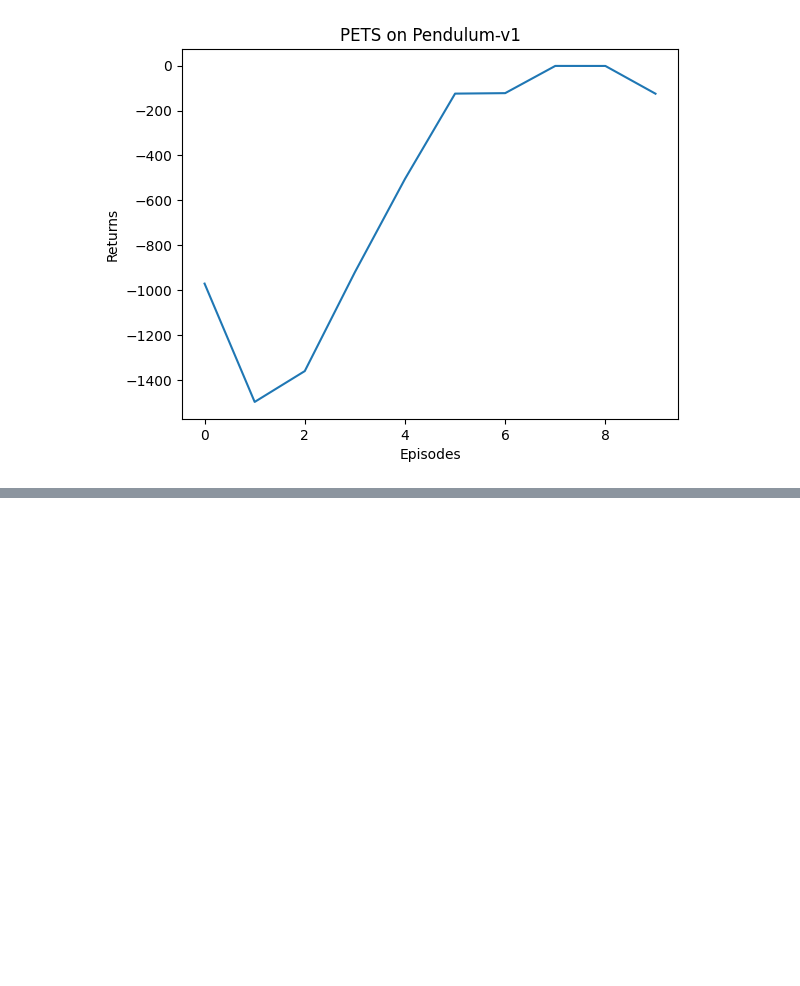
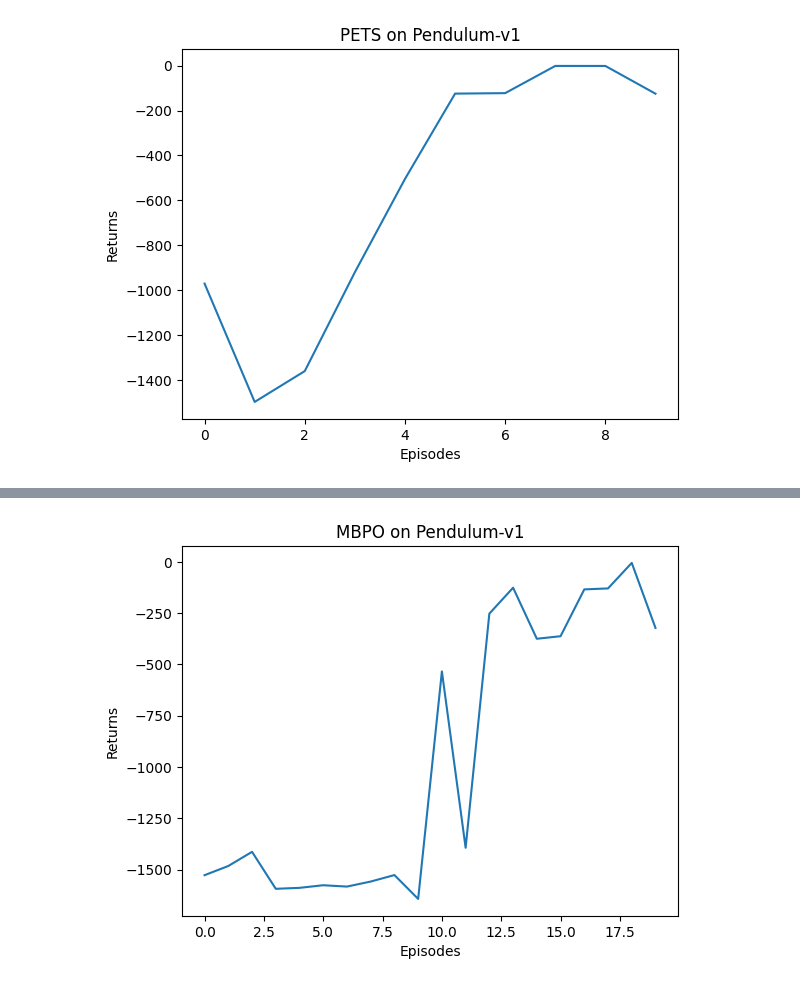
Before and after one commit to lanceyliao/Hands-on-RL, a Jupyter notebook: 合集.ipynb, the cells around one changed output, grey strips where cells are left out. Saved outputs shown, nothing was run; the diff lists cells and outputs as text; code cells hidden in the pictures; blank space fills up the shorter version.

```diff
--- a/合集.ipynb
+++ b/合集.ipynb
@@ -4762,11 +4762,12 @@ class FCLayer(nn.Module):
 class EnsembleModel(nn.Module):
     ''' 环境模型集成 '''
 
-    def __init__(self, s_dim, a_dim, ensemble_size=5, learning_rate=1e-3):
+    def __init__(self, s_dim, a_dim, model_alpha, ensemble_size=5, learning_rate=1e-3):
         super().__init__()
         # 输出包括均值和方差,因此是状态与奖励维度之和的两倍
         ## 每个状态都服从高斯分布，然后奖励也是服从高斯分布，用来捕捉 偶然不确定性
         self._output_dim = (s_dim + 1) * 2
+        self._model_alpha = model_alpha  # 模型损失函数中加权时的权重
         # 声明最大方差和最小方差两个参数,并将其设置为固定值
         ## 初始化方差的最大值是 1/2
         self._max_logvar = nn.Parameter((torch.ones((1, self._output_dim // 2)).float() / 2).to(device),
@@ -4833,7 +4834,8 @@ class EnsembleModel(nn.Module):
     def train(self, loss):
         self.optimizer.zero_grad()  ## 参数的梯度置 0
         ##  _max_logvar 和 _min_logvar 都是不反向传播梯度的，requires_grad=False
-        loss += 0.01 * torch.sum(self._max_logvar) - 0.01 * torch.sum(self._min_logvar)  # Add the KL divergence
+        loss += self._model_alpha * torch.sum(self._max_logvar) - self._model_alpha * torch.sum(
+            self._min_logvar)  # Add the KL divergence
         loss.backward()  ## 反向传播求出梯度
         self.optimizer.step()  ## update求出梯度的
 # %% [markdown]
@@ -4842,11 +4844,11 @@ class EnsembleModel(nn.Module):
 class EnsembleDynamicsModel:
     ''' 环境模型集成,加入精细化的训练 '''
 
-    def __init__(self, s_dim, a_dim, num_network=5):
+    def __init__(self, s_dim, a_dim, model_alpha=0.01, num_network=5):
         self._num_network = num_network  ## 集成环境模型的个数
         self._s_dim, self._a_dim = s_dim, a_dim  ## 状态的dim，动作的dim
         ## 实例化集成的环境模型
-        self.model = EnsembleModel(s_dim, a_dim, ensemble_size=num_network)
+        self.model = EnsembleModel(s_dim, a_dim, model_alpha, ensemble_size=num_network)
         self._epoch_since_last_update = 0
 
     def train(self, inputs,  ## (200, 2*2)
@@ -4986,7 +4988,7 @@ class FakeEnv:
         with torch.no_grad():  ##  不保存梯度的
             # Initialize the environment.
             S = np.copy(S)  ##  复制状态的 （n_sequence, 3）
-            total_reward = np.expand_dims(np.zeros(S.shape[0]), axis=-1)  ## 初始化累积奖励 （n_sequence，1）
+            total_r = np.expand_dims(np.zeros(S.shape[0]), axis=-1)  ## 初始化累积奖励 （n_sequence，1）
             S, A = torch.as_tensor(S), torch.as_tensor(A)  ## 向量化
 
             # Propagate the environment forward one step at a time.
@@ -4994,9 +4996,9 @@ class FakeEnv:
                 Ai = torch.unsqueeze(A[:, i], 1)  ## 加dim，方便后续运算的，拿到第i个时刻的节点动作  (n_sequence, 1)
                 ## 虚拟环境根据 状态+动作 来执行动作，并返回奖励和下一个状态 (n_sequence, 1)  (n_sequence, 2*2 - 1)
                 R, S_ = self.step(S, Ai)
-                total_reward += R  ## 累积奖励的
+                total_r += R  ## 累积奖励的
                 S = torch.as_tensor(S_)  ## 向量化
-            return total_reward  ## 返回累积奖励的
+            return total_r  ## 返回累积奖励的
 # %% [markdown]
 接下来定义经验回放池的类`Replay Buffer`。与之前的章节对比，此处经验回放缓冲区会额外实现一个返回所有数据的函数。
 # %%
@@ -5168,0 +5367,63 @@ episode: 10, return: -125.17325269241252
+# %%
+real_ratio = 0.5
+env_name = 'Pendulum-v1'
+env = gym.make(env_name)
+num_episodes = 20
+actor_lr = 5e-4
+critic_lr = 5e-3
+alpha_lr = 1e-3
+neu_dim = 128
+gamma = 0.98
+tau = 0.005  # 软更新参数
+buffer_size = 10000  ## 缓冲池的容量
+target_entropy = -1  ## 目标熵的大小
+model_alpha = 0.01  # 模型损失函数中的加权权重
+s_dim = env.observation_space.shape[0]
+a_dim = env.action_space.shape[0]
+a_bound = env.action_space.high[0]  # 动作最大值
+
+## mbpo采样的状态个数
+rollout_batch_size = 1000
+## mbpo分支的步长
+rollout_length = 1  # 推演长度k,推荐更多尝试
+model_pool_size = rollout_batch_size * rollout_length
+
+agent = SACContinuous(s_dim, neu_dim, a_dim, a_bound, actor_lr, critic_lr, alpha_lr, target_entropy, tau,
+                      gamma)  ## 实例化智能体
+model = EnsembleDynamicsModel(s_dim, a_dim, model_alpha)  ## 集成环境模型
+fake_env = FakeEnv(model)  ## 虚拟环境的
+env_pool = ReplayBuffer(buffer_size)  ## 真实交互数据缓冲池
+model_pool = ReplayBuffer(model_pool_size)  ## 和虚拟环境交互的数据的缓冲池
+mbpo = MBPO(env, agent, fake_env, env_pool, model_pool, rollout_length, rollout_batch_size, real_ratio,
+            num_episodes)  ## mbpo分支采样的
+
+return_list = mbpo.train()  ## train
+
+episodes_list = list(range(len(return_list)))
+plt.plot(episodes_list, return_list)
+plt.xlabel('Episodes')
+plt.ylabel('Returns')
+plt.title(f'{mbpo.__class__.__name__} on {env_name}')
+plt.show()
+
+# episode: 1, return: -1083
+# episode: 2, return: -1324
+# episode: 3, return: -979
+# episode: 4, return: -130
+# episode: 5, return: -246
+# episode: 6, return: -2
+# episode: 7, return: -239
+# episode: 8, return: -2
+# episode: 9, return: -122
+# episode: 10, return: -236
+# episode: 11, return: -238
+# episode: 12, return: -2
+# episode: 13, return: -127
+# episode: 14, return: -128
+# episode: 15, return: -125
+# episode: 16, return: -124
+# episode: 17, return: -125
+# episode: 18, return: -247
+# episode: 19, return: -127
+# episode: 20, return: -129
+# %% [output]
@@ -5168,0 +5450 @@ episode: 10, return: -125.17325269241252
+[figure, added]
```
Also changed, not shown: parts of 8 cells of this notebook, 2 other files.
